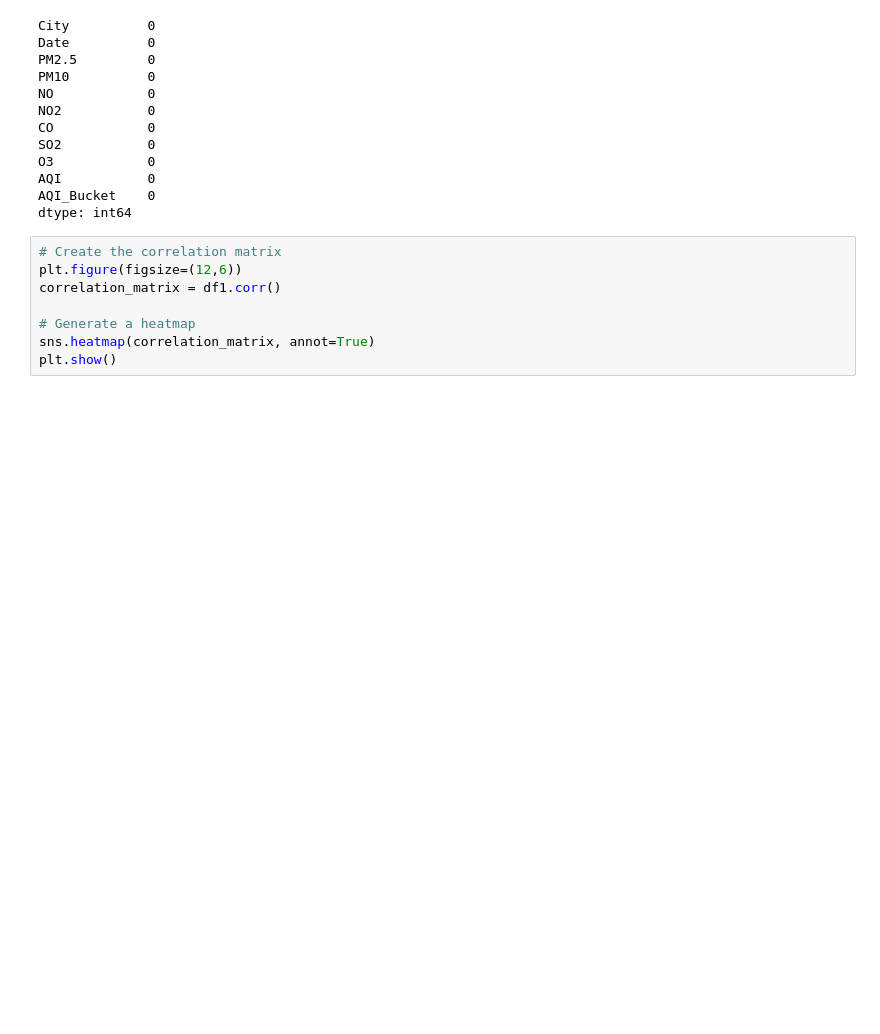
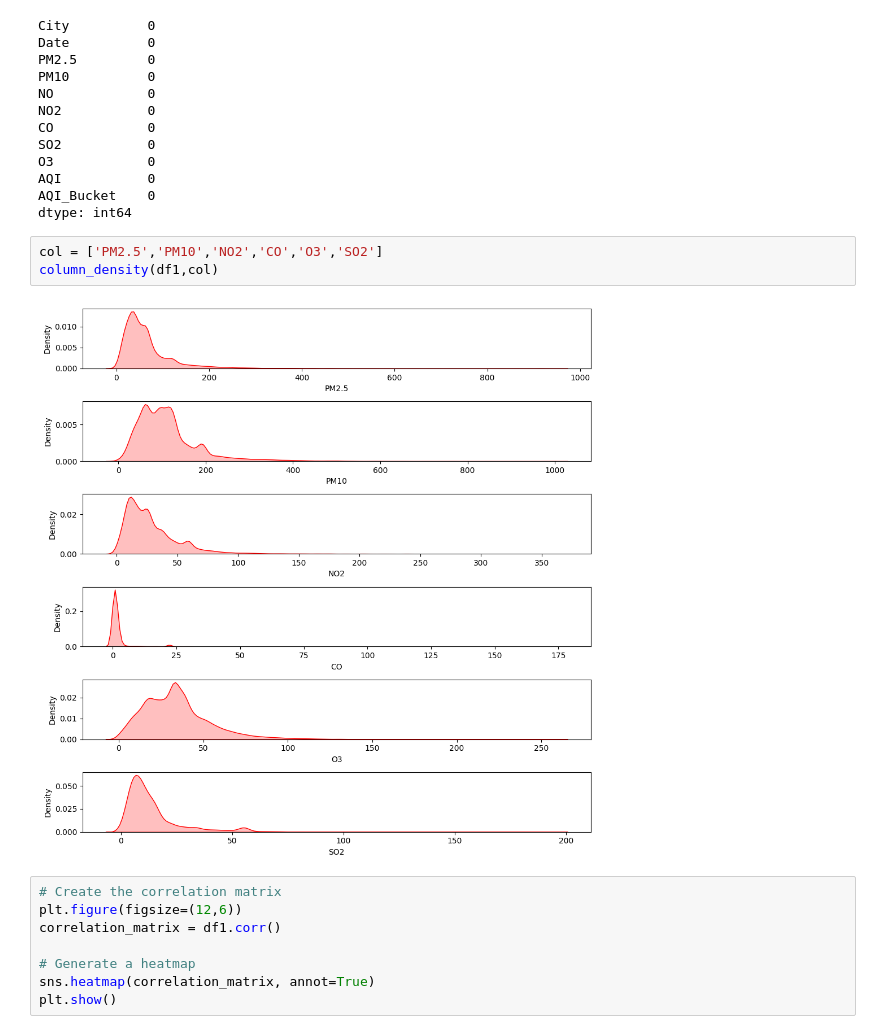
Before and after one commit to ShubhamKNIT/AlgoMinds, a Jupyter notebook: notebook/aqi_predictor.ipynb, the cells around one changed output. Saved outputs shown, nothing was run; the diff lists cells and outputs as text; blank space fills up the shorter version.

```diff
--- a/notebook/aqi_predictor.ipynb
+++ b/notebook/aqi_predictor.ipynb
@@ -290,6 +303,11 @@ O3            0
 AQI           0
 AQI_Bucket    0
 dtype: int64
+# %%
+col = ['PM2.5','PM10','NO2','CO','O3','SO2']
+column_density(df1,col)
+# %% [output]
+[figure, added]
 # %%
 # Create the correlation matrix
 plt.figure(figsize=(12,6))
```
Also changed, not shown: parts of 5 cells of this notebook.
